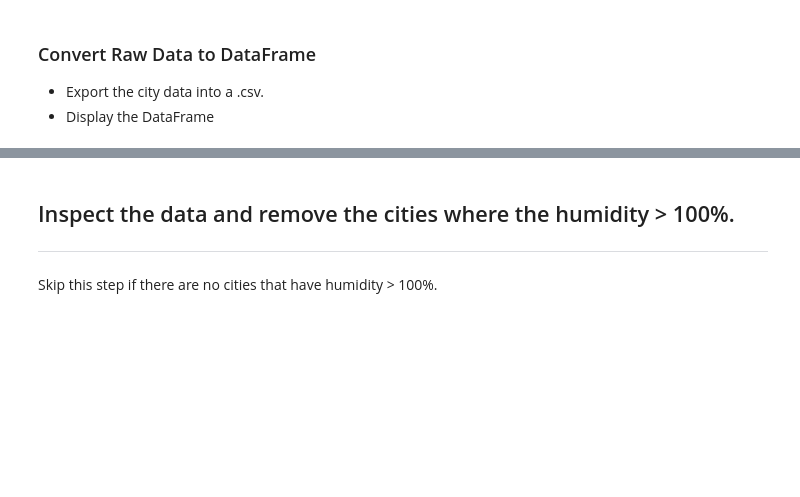
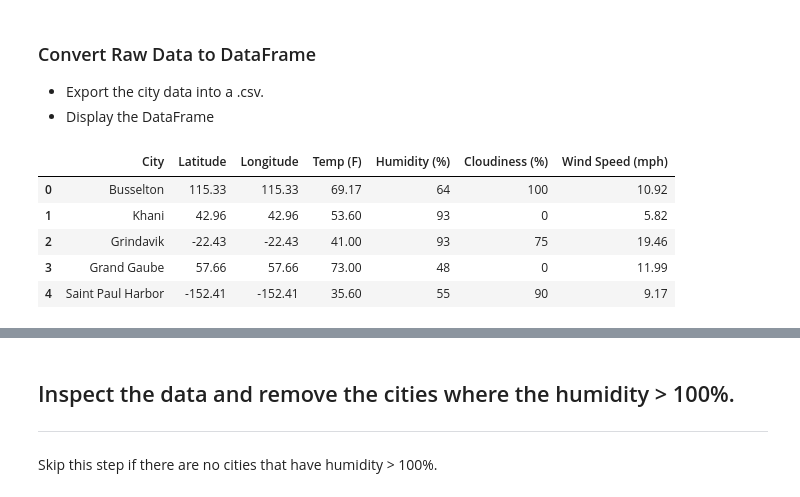
Before and after one commit to grand42/Python-API-Challenge, a Jupyter notebook: WeatherPy/WeatherPy.ipynb, the cells around one changed output, grey strips where cells are left out. Cells and saved outputs as stored; diff of their text form; code cells hidden in the pictures; blank space fills up the shorter version.

```diff
--- a/WeatherPy/WeatherPy.ipynb
+++ b/WeatherPy/WeatherPy.ipynb
@@ -73,8 +93,15 @@ print("----------------------------")
 * Export the city data into a .csv.
 * Display the DataFrame
 # %%
-city_data = pd.DataFrame(WeatherData)
+city_data = pd.DataFrame(city_data)
 city_data.to_csv("Weather_City_Data.csv", encoding="utf-8", index=False, header=True)
 city_data.head()
+# %% [output]
+|  | City | Latitude | Longitude | Temp (F) | Humidity (%) | Cloudiness (%) | Wind Speed (mph) |
+| 0 | Busselton | 115.33 | 115.33 | 69.17 | 64 | 100 | 10.92 |
+| 1 | Khani | 42.96 | 42.96 | 53.60 | 93 | 0 | 5.82 |
+| 2 | Grindavik | -22.43 | -22.43 | 41.00 | 93 | 75 | 19.46 |
+| 3 | Grand Gaube | 57.66 | 57.66 | 73.00 | 48 | 0 | 11.99 |
+| 4 | Saint Paul Harbor | -152.41 | -152.41 | 35.60 | 55 | 90 | 9.17 |
 # %%
 city_data.describe()
```
Also changed, not shown: parts of 10 cells of this notebook, 5 other files.
